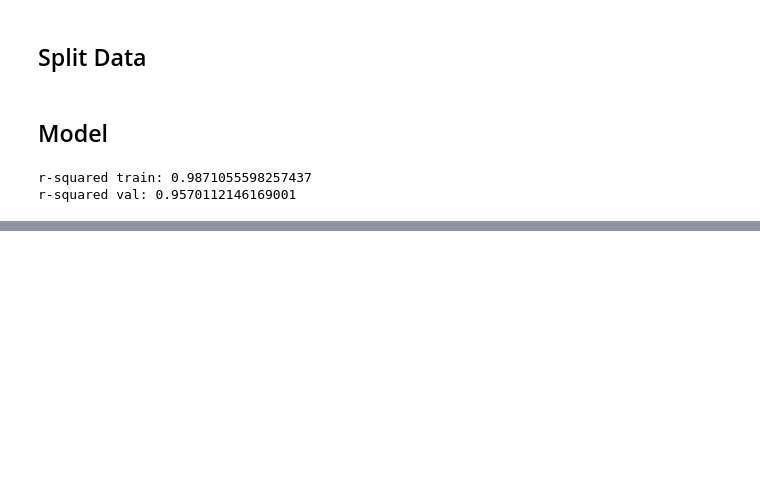
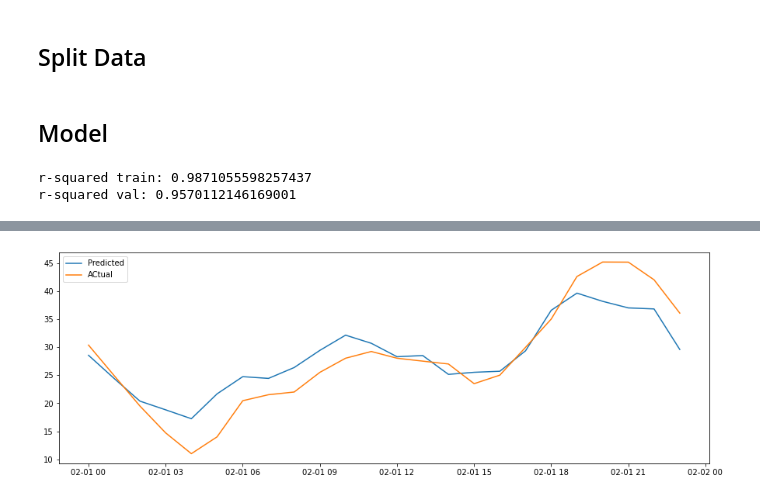
Before and after one commit to EvanHolder/Predicting-Energy-Markets-in-Spain, a Jupyter notebook: notebooks/XGBoost.ipynb, the cells around one changed output, grey strips where cells are left out. Drawn from its saved outputs; the diff is of its cells as text; code cells hidden in the pictures; blank space fills up the shorter version.

```diff
--- a/notebooks/XGBoost.ipynb
+++ b/notebooks/XGBoost.ipynb
@@ -68,0 +274,7 @@ r-squared val: 0.9570112146169001
+# %%
+fig = plt.figure(figsize=(15,5))
+plt.plot(X_test.index[24:48], xgb_21_1.predict(X_test)[24:48], label='Predicted');
+plt.plot(y_test.index[24:48], y_test.values[24:48], label='ACtual');
+plt.legend();
+# %% [output]
+[figure, added]
```
Also changed, not shown: parts of 29 cells of this notebook.
